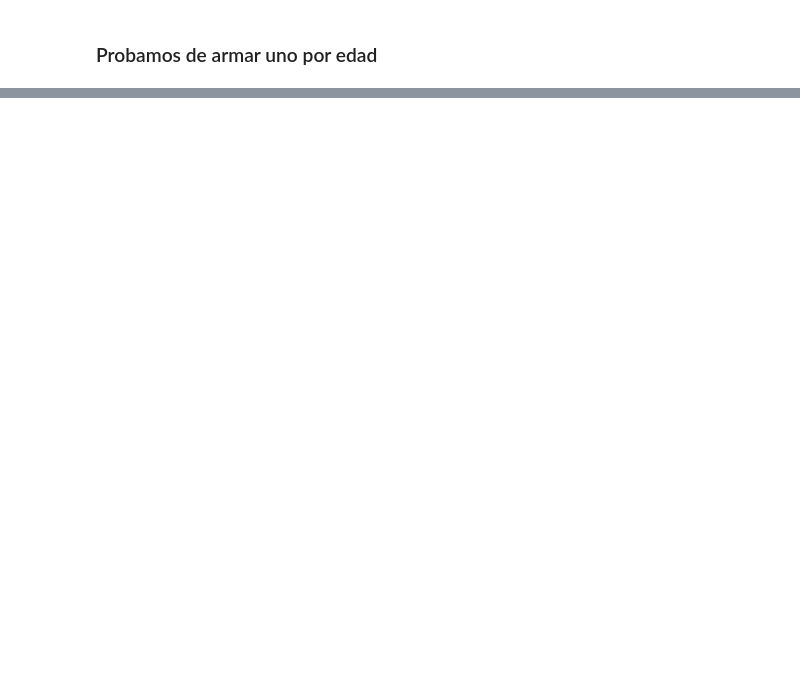
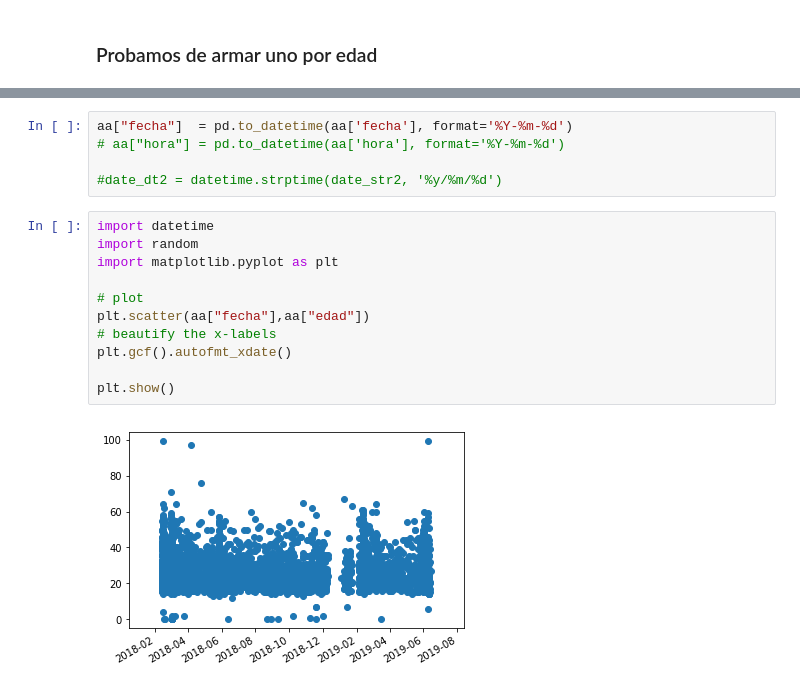
Before and after one commit to cdgn-coding/ml-test-noviazgo, a Jupyter notebook: Exploración Geográfica/Encuestas completadas por Comuna.ipynb, the cells around one changed output, grey strips where cells are left out. Cells and saved outputs as stored; diff of their text form; blank space fills up the shorter version.

```diff
--- a/Exploración Geográfica/Encuestas completadas por Comuna.ipynb
+++ b/Exploración Geográfica/Encuestas completadas por Comuna.ipynb
@@ -81,0 +226,18 @@ gruposdeedad = pd.cut(df_r["edad"], bins = (15,30,45,60))
+# %%
+aa["fecha"]  = pd.to_datetime(aa['fecha'], format='%Y-%m-%d')
+# aa["hora"] = pd.to_datetime(aa['hora'], format='%Y-%m-%d')
+
+#date_dt2 = datetime.strptime(date_str2, '%y/%m/%d')
+# %%
+import datetime
+import random
+import matplotlib.pyplot as plt
+
+# plot
+plt.scatter(aa["fecha"],aa["edad"])
+# beautify the x-labels
+plt.gcf().autofmt_xdate()
+
+plt.show()
+# %% [output]
+[figure, added]
```
Also changed, not shown: parts of 31 cells of this notebook, 8 other files.
